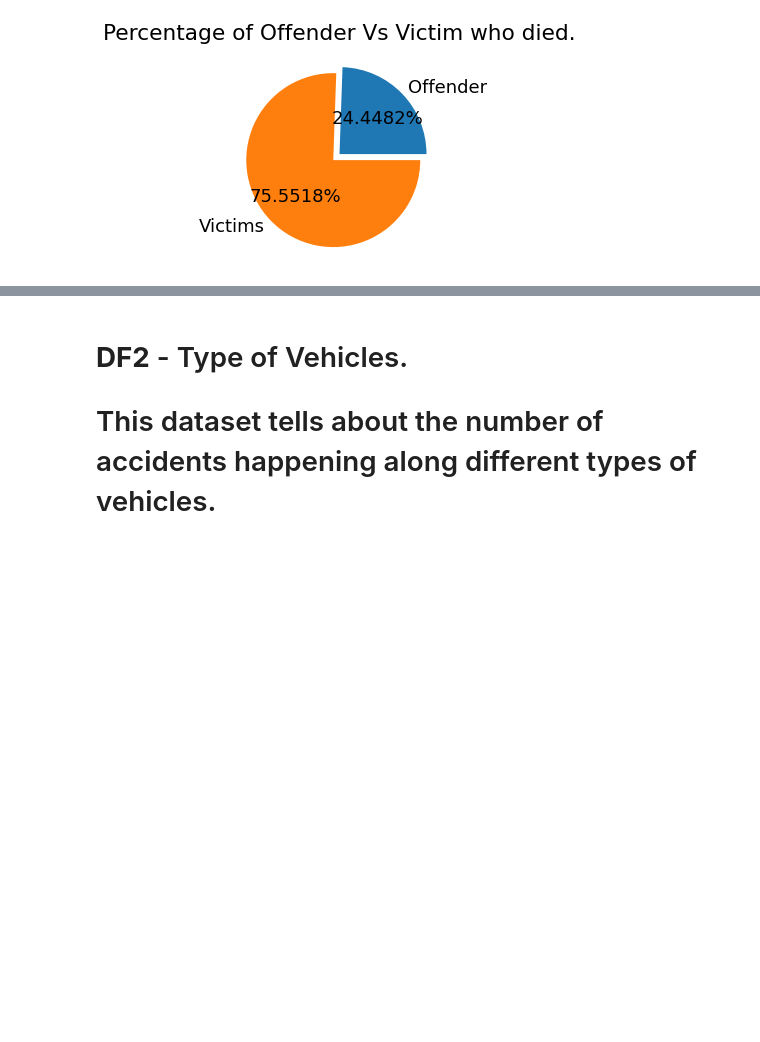
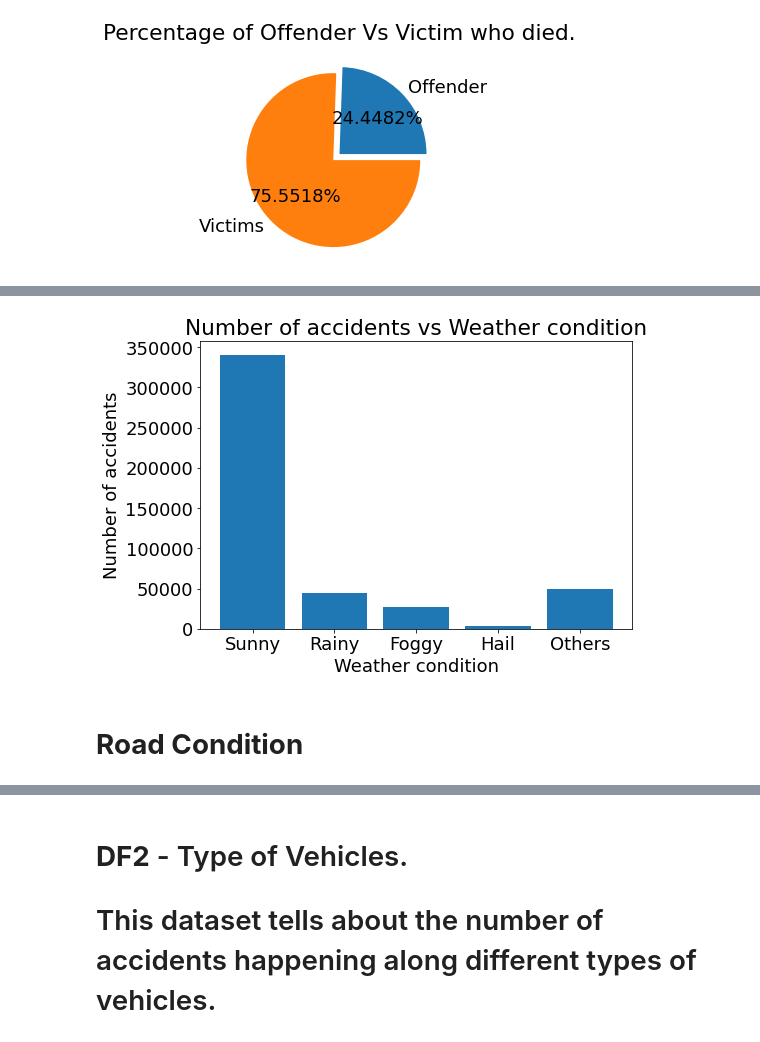
Before and after one commit to prajapatiabhi/Analysis_Of_Road_Accidents_in_India, a Jupyter notebook: Analysis_Road_Accidents.ipynb, the cells around one changed output, grey strips where cells are left out. Drawn from its saved outputs; the diff is of its cells as text; code cells hidden in the pictures; blank space fills up the shorter version.

```diff
--- a/Analysis_Road_Accidents.ipynb
+++ b/Analysis_Road_Accidents.ipynb
@@ -404,0 +440,16 @@ plt.show()
+# %%
+weather_condition = pd.read_excel('climate.xls', usecols=['Sunny/Clear - Total Accidents', 'Rainy - Total Accidents', 'Foggy & Misty - Total Accidents', 'Hail/Sleet - Total Accidents', 'Others - Total Accidents'])
+# %%
+fig = plt.figure()
+ax = fig.add_axes([0, 0, 1, 1])
+labels = ['Sunny', 'Rainy', 'Foggy', 'Hail', 'Others']
+condition = [weather_condition['Sunny/Clear - Total Accidents'].values[-1], weather_condition['Rainy - Total Accidents'].values[-1], weather_condition['Foggy & Misty - Total Accidents'].values[-1], weather_condition['Hail/Sleet - Total Accidents'].values[-1], weather_condition['Others - Total Accidents'].values[-1]]
+plt.ylabel('Number of accidents')
+plt.title('Number of accidents vs Weather condition')
+plt.xlabel('Weather condition')
+ax.bar(labels,condition)
+plt.show()
+# %% [output]
+[figure, added]
+# %% [markdown]
+# **Road Condition**
```
Also changed, not shown: parts of 16 cells of this notebook.
